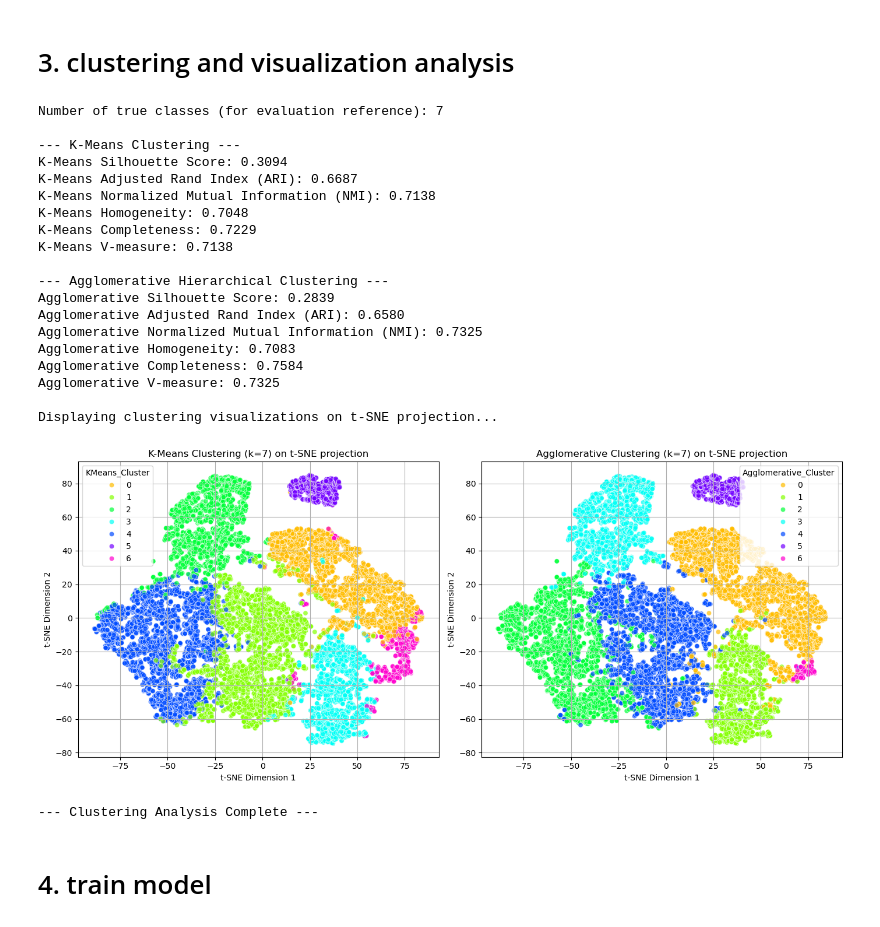
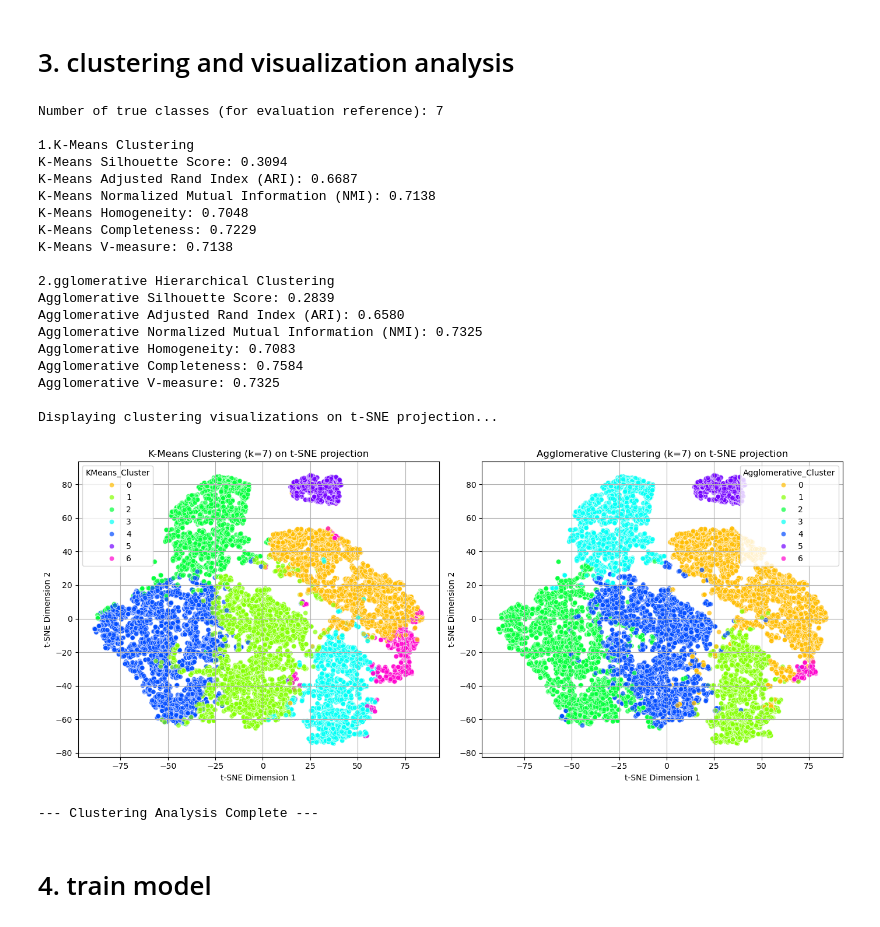
Before and after one commit to mathway18/Machine-learning-project, a Jupyter notebook: project.ipynb, the cells around one changed output. Drawn from its saved outputs; the diff is of its cells as text; code cells hidden in the pictures.

```diff
--- a/project.ipynb
+++ b/project.ipynb
@@ -165,10 +172,7 @@ from sklearn.metrics import homogeneity_score, completeness_score, v_measure_sco
 n_true_clusters = len(label_encoder.classes_) # it should be 7 for this dataset 七个类
 print(f"Number of true classes (for evaluation reference): {n_true_clusters}")
 
-if isinstance(X_scaled_df, pd.DataFrame):
-    features_for_clustering = X_scaled_df.values
-else:
-    features_for_clustering = X_scaled_df
+features_for_clustering = X_scaled_df.values
 
 # 1.K-Means Clustering
 print("\n1.K-Means Clustering")
@@ -244,36 +248,36 @@ sns.scatterplot(
     alpha=0.7     # 透明度
 )
 plt.title(f'Agglomerative Clustering (k={n_true_clusters}) on t-SNE projection')
 plt.xlabel('t-SNE Dimension 1')
 plt.ylabel('t-SNE Dimension 2')
 plt.grid(True)
 
 plt.tight_layout()
 print("\nDisplaying clustering visualizations on t-SNE projection...")
 plt.show()
 
 print("\n--- Clustering Analysis Complete ---")
 # %% [output]
 Number of true classes (for evaluation reference): 7
 
---- K-Means Clustering ---
+1.K-Means Clustering
 K-Means Silhouette Score: 0.3094
 K-Means Adjusted Rand Index (ARI): 0.6687
 K-Means Normalized Mutual Information (NMI): 0.7138
 K-Means Homogeneity: 0.7048
 K-Means Completeness: 0.7229
 K-Means V-measure: 0.7138
 
---- Agglomerative Hierarchical Clustering ---
+2.gglomerative Hierarchical Clustering
 Agglomerative Silhouette Score: 0.2839
 Agglomerative Adjusted Rand Index (ARI): 0.6580
 Agglomerative Normalized Mutual Information (NMI): 0.7325
 Agglomerative Homogeneity: 0.7083
 Agglomerative Completeness: 0.7584
 Agglomerative V-measure: 0.7325
 
 Displaying clustering visualizations on t-SNE projection...
-[figure, old version]
+[figure, new version]
 --- Clustering Analysis Complete ---
 # %% [markdown]
 # 4. train model
```
Also changed, not shown: parts of 25 cells of this notebook.
